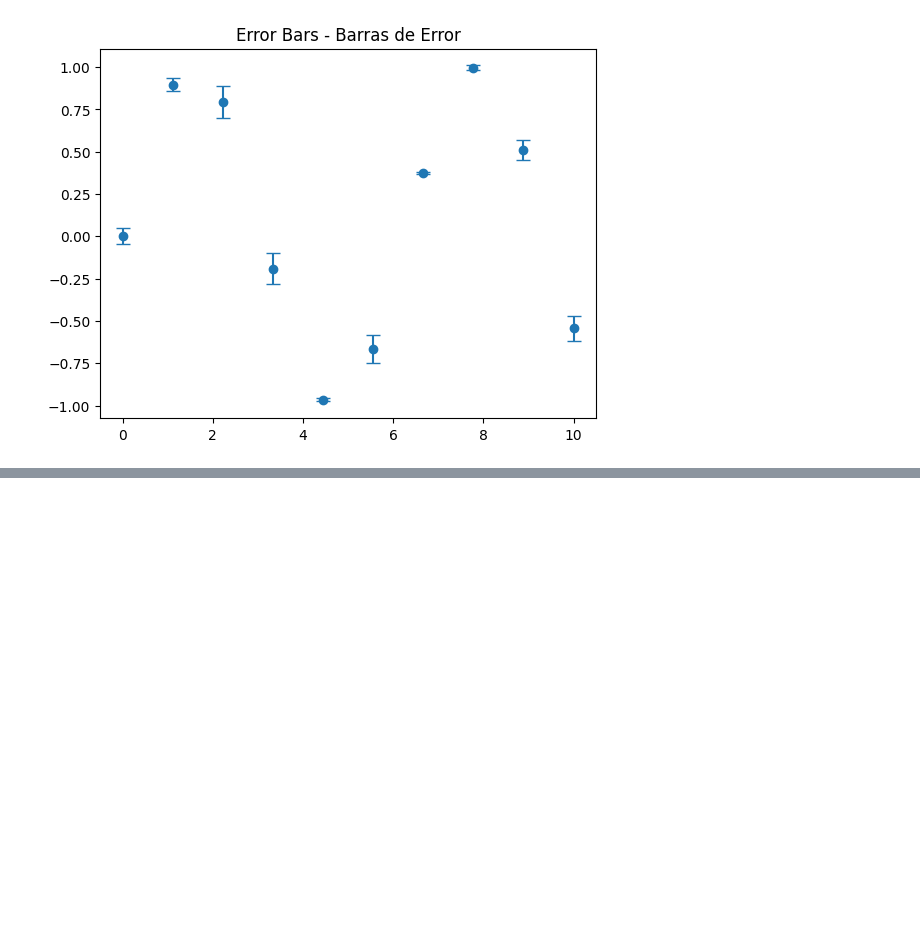
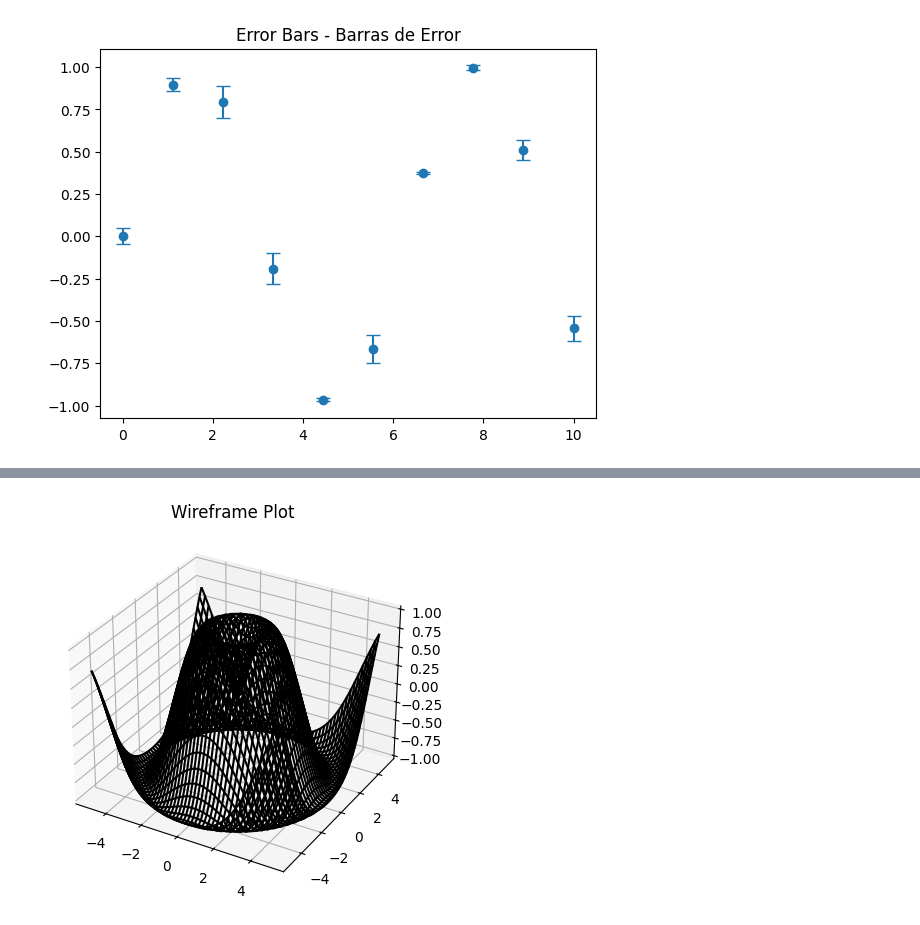
Before and after one commit to jorgesislema/python-mastery, a Jupyter notebook: 03-Data_Science_e_IA/graficos_Matplotlib.ipynb, the cells around one changed output, grey strips where cells are left out. Cells and saved outputs as stored; diff of their text form; code cells hidden in the pictures; blank space fills up the shorter version.

```diff
--- a/03-Data_Science_e_IA/ejemplo.ipynb
+++ b/03-Data_Science_e_IA/graficos_Matplotlib.ipynb
@@ -413,0 +527,8 @@ plt.show()
+# %%
+fig = plt.figure()
+ax = fig.add_subplot(111, projection='3d')
+ax.plot_wireframe(X, Y, Z, color='black')
+plt.title("Wireframe Plot")
+plt.show()
+# %% [output]
+[figure, added]
```
Also changed, not shown: parts of 18 cells of this notebook, 3 other files.
